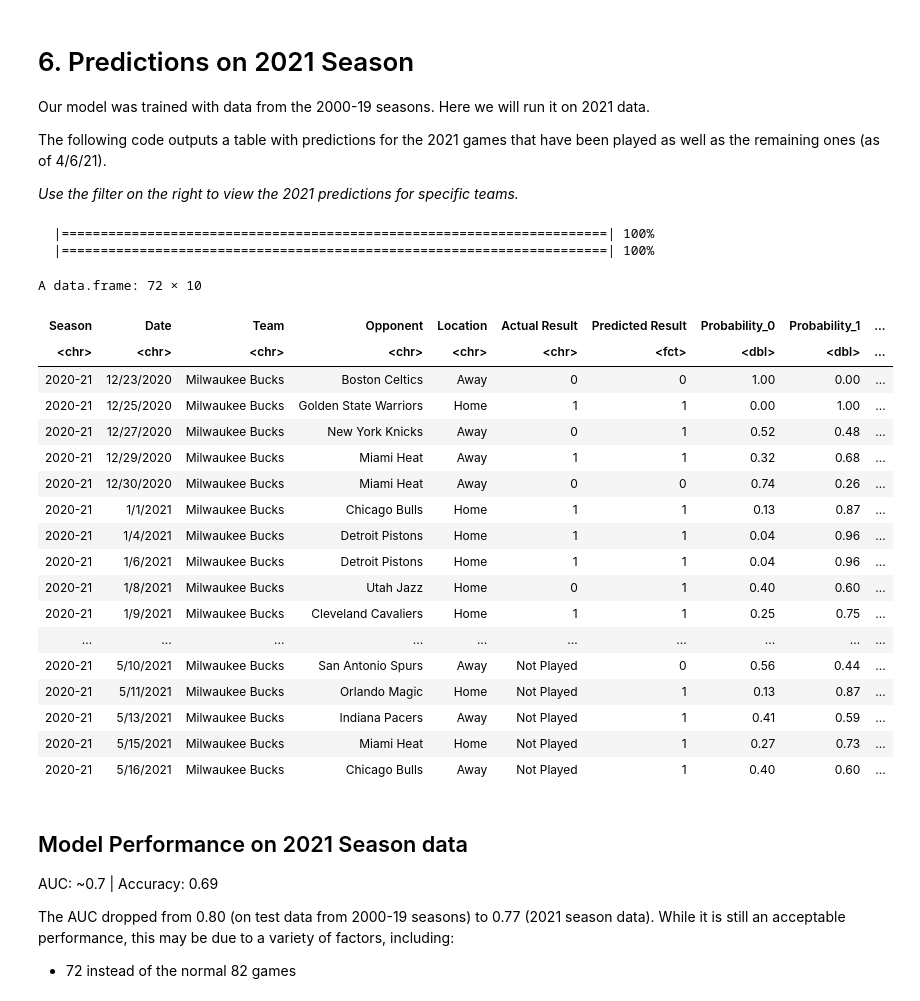
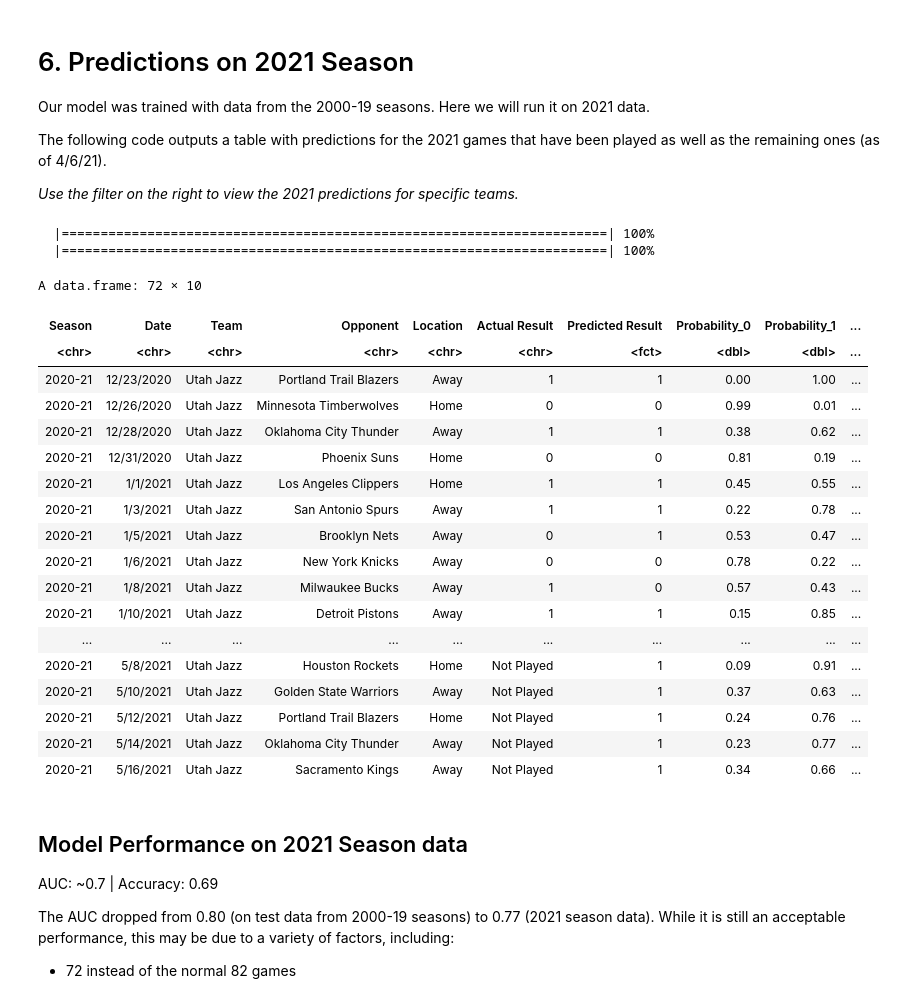
Before and after one commit to josedv82/NBA_Schedule_XGBoost_Classifier, a Jupyter notebook: NBA_Schedule_xgboost.ipynb, the cells around one changed output. Saved outputs shown, nothing was run; the diff lists cells and outputs as text; code cells hidden in the pictures.

```diff
--- a/NBA_Schedule_xgboost.ipynb
+++ b/NBA_Schedule_xgboost.ipynb
@@ -414,7 +414,7 @@ The following code outputs a table with predictions for the 2021 games that have
 *Use the filter on the right to view the 2021 predictions for specific teams.*
 # %%
 #@title Select a team { run: "auto", form-width: "20%" }
-Team1 <- "Milwaukee Bucks" #@param ["Atlanta Hawks", "Boston Celtics", "Brooklyn Nets", "Charlotte Hornets", "Chicago Bulls", "Cleveland Cavaliers", "Dallas Mavericks", "Denver Nuggets", "Detroit Pistons", "Golden State Warriors", "Houston Rockets", "Indiana Pacers", "Los Angeles Clippers", "Los Angeles Lakers", "Memphis Grizzlies", "Miami Heat", "Milwaukee Bucks", "Minnesota Timberwolves", "New Orleans Pelicans", "New York Knicks", "Oklahoma City Thunder", "Orlando Magic", "Philadelphia 76ers", "Phoenix Suns", "Portland Trail Blazers", "Sacramento Kings", "San Antonio Spurs", "Toronto Raptors", "Utah Jazz", "Washington Wizards"]
+Team1 <- "Utah Jazz" #@param ["Atlanta Hawks", "Boston Celtics", "Brooklyn Nets", "Charlotte Hornets", "Chicago Bulls", "Cleveland Cavaliers", "Dallas Mavericks", "Denver Nuggets", "Detroit Pistons", "Golden State Warriors", "Houston Rockets", "Indiana Pacers", "Los Angeles Clippers", "Los Angeles Lakers", "Memphis Grizzlies", "Miami Heat", "Milwaukee Bucks", "Minnesota Timberwolves", "New Orleans Pelicans", "New York Knicks", "Oklahoma City Thunder", "Orlando Magic", "Philadelphia 76ers", "Phoenix Suns", "Portland Trail Blazers", "Sacramento Kings", "San Antonio Spurs", "Toronto Raptors", "Utah Jazz", "Washington Wizards"]
 
 #load 2021 season data downloaded from Airball package
 dat21 <- read.csv("https://www.dropbox.com/s/dz1gvk75dcxy0ay/nba_data_sche_2021.csv?dl=1") %>% mutate(ID = row_number())
@@ -431,49 +431,49 @@ pred21 <- h2o.predict(mod_xgb, newdata = h_dat21_mod)
 preds21 <- as.data.frame(pred21) %>%
 mutate(ID = row_number()) %>%
 select(ID, `Predicted Result` = predict, `Probability_0` = p0, `Probability_1` = p1)
 
 test_dat <- dat21 %>%
 select(Season, Date, Team, Opponent, Location, `Actual Result` = Result) %>%
 mutate(Location = ifelse(Location == 0, "Home", "Away")) %>%
 mutate(ID = row_number())
 
 tab <- full_join(test_dat, preds21, by = "ID") %>%
 select(-ID) %>%
 mutate(Guess = ifelse(`Actual Result` == `Predicted Result`, "Correct", "Wrong"),
        Probability_0 = round(Probability_0, 2),
        Probability_1 = round(Probability_1, 2)) %>%
 mutate(`Actual Result` = ifelse(is.na(`Actual Result`), "Not Played", `Actual Result`)) %>%
 mutate(Guess = ifelse(is.na(Guess), "?", Guess))
 
 
 # Output final table by team
 tab.output <- tab %>% filter(Team == Team1)
 tab.output
 
 # or by date
 #tab %>% filter(Date == "4/23/2021")
 # %% [output]
   |======================================================================| 100%
   |======================================================================| 100%
 A data.frame: 72 × 10
 | Season | Date | Team | Opponent | Location | Actual Result | Predicted Result | Probability_0 | Probability_1 | ... |
 | <chr> | <chr> | <chr> | <chr> | <chr> | <chr> | <fct> | <dbl> | <dbl> | ... |
-| 2020-21 | 12/23/2020 | Milwaukee Bucks | Boston Celtics | Away | 0 | 0 | 1.00 | 0.00 | ... |
-| 2020-21 | 12/25/2020 | Milwaukee Bucks | Golden State Warriors | Home | 1 | 1 | 0.00 | 1.00 | ... |
-| 2020-21 | 12/27/2020 | Milwaukee Bucks | New York Knicks | Away | 0 | 1 | 0.52 | 0.48 | ... |
-| 2020-21 | 12/29/2020 | Milwaukee Bucks | Miami Heat | Away | 1 | 1 | 0.32 | 0.68 | ... |
-| 2020-21 | 12/30/2020 | Milwaukee Bucks | Miami Heat | Away | 0 | 0 | 0.74 | 0.26 | ... |
-| 2020-21 | 1/1/2021 | Milwaukee Bucks | Chicago Bulls | Home | 1 | 1 | 0.13 | 0.87 | ... |
-| 2020-21 | 1/4/2021 | Milwaukee Bucks | Detroit Pistons | Home | 1 | 1 | 0.04 | 0.96 | ... |
-| 2020-21 | 1/6/2021 | Milwaukee Bucks | Detroit Pistons | Home | 1 | 1 | 0.04 | 0.96 | ... |
-| 2020-21 | 1/8/2021 | Milwaukee Bucks | Utah Jazz | Home | 0 | 1 | 0.40 | 0.60 | ... |
-| 2020-21 | 1/9/2021 | Milwaukee Bucks | Cleveland Cavaliers | Home | 1 | 1 | 0.25 | 0.75 | ... |
+| 2020-21 | 12/23/2020 | Utah Jazz | Portland Trail Blazers | Away | 1 | 1 | 0.00 | 1.00 | ... |
+| 2020-21 | 12/26/2020 | Utah Jazz | Minnesota Timberwolves | Home | 0 | 0 | 0.99 | 0.01 | ... |
+| 2020-21 | 12/28/2020 | Utah Jazz | Oklahoma City Thunder | Away | 1 | 1 | 0.38 | 0.62 | ... |
+| 2020-21 | 12/31/2020 | Utah Jazz | Phoenix Suns | Home | 0 | 0 | 0.81 | 0.19 | ... |
+| 2020-21 | 1/1/2021 | Utah Jazz | Los Angeles Clippers | Home | 1 | 1 | 0.45 | 0.55 | ... |
+| 2020-21 | 1/3/2021 | Utah Jazz | San Antonio Spurs | Away | 1 | 1 | 0.22 | 0.78 | ... |
+| 2020-21 | 1/5/2021 | Utah Jazz | Brooklyn Nets | Away | 0 | 1 | 0.53 | 0.47 | ... |
+| 2020-21 | 1/6/2021 | Utah Jazz | New York Knicks | Away | 0 | 0 | 0.78 | 0.22 | ... |
+| 2020-21 | 1/8/2021 | Utah Jazz | Milwaukee Bucks | Away | 1 | 0 | 0.57 | 0.43 | ... |
+| 2020-21 | 1/10/2021 | Utah Jazz | Detroit Pistons | Away | 1 | 1 | 0.15 | 0.85 | ... |
 | ... | ... | ... | ... | ... | ... | ... | ... | ... | ... |
-| 2020-21 | 5/10/2021 | Milwaukee Bucks | San Antonio Spurs | Away | Not Played | 0 | 0.56 | 0.44 | ... |
-| 2020-21 | 5/11/2021 | Milwaukee Bucks | Orlando Magic | Home | Not Played | 1 | 0.13 | 0.87 | ... |
-| 2020-21 | 5/13/2021 | Milwaukee Bucks | Indiana Pacers | Away | Not Played | 1 | 0.41 | 0.59 | ... |
-| 2020-21 | 5/15/2021 | Milwaukee Bucks | Miami Heat | Home | Not Played | 1 | 0.27 | 0.73 | ... |
-| 2020-21 | 5/16/2021 | Milwaukee Bucks | Chicago Bulls | Away | Not Played | 1 | 0.40 | 0.60 | ... |
+| 2020-21 | 5/8/2021 | Utah Jazz | Houston Rockets | Home | Not Played | 1 | 0.09 | 0.91 | ... |
+| 2020-21 | 5/10/2021 | Utah Jazz | Golden State Warriors | Away | Not Played | 1 | 0.37 | 0.63 | ... |
+| 2020-21 | 5/12/2021 | Utah Jazz | Portland Trail Blazers | Home | Not Played | 1 | 0.24 | 0.76 | ... |
+| 2020-21 | 5/14/2021 | Utah Jazz | Oklahoma City Thunder | Away | Not Played | 1 | 0.23 | 0.77 | ... |
+| 2020-21 | 5/16/2021 | Utah Jazz | Sacramento Kings | Away | Not Played | 1 | 0.34 | 0.66 | ... |
 # %% [markdown]
 ## Model Performance on 2021 Season data
 
```
